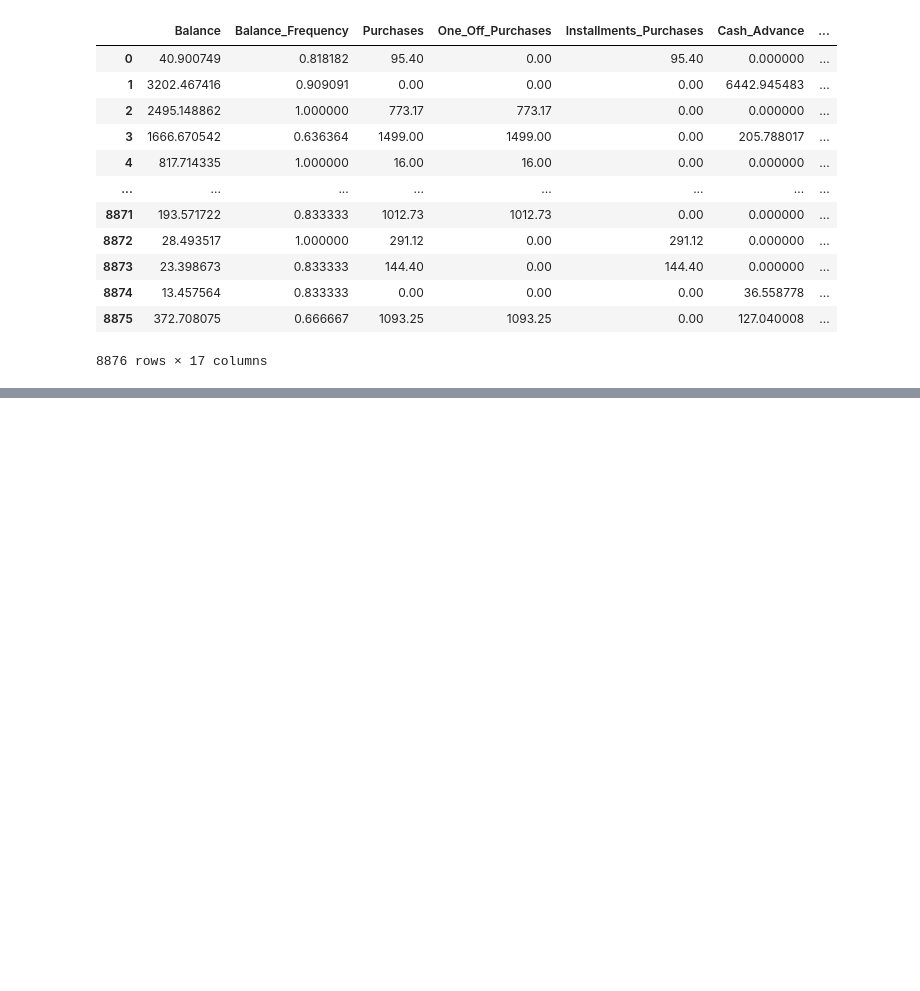
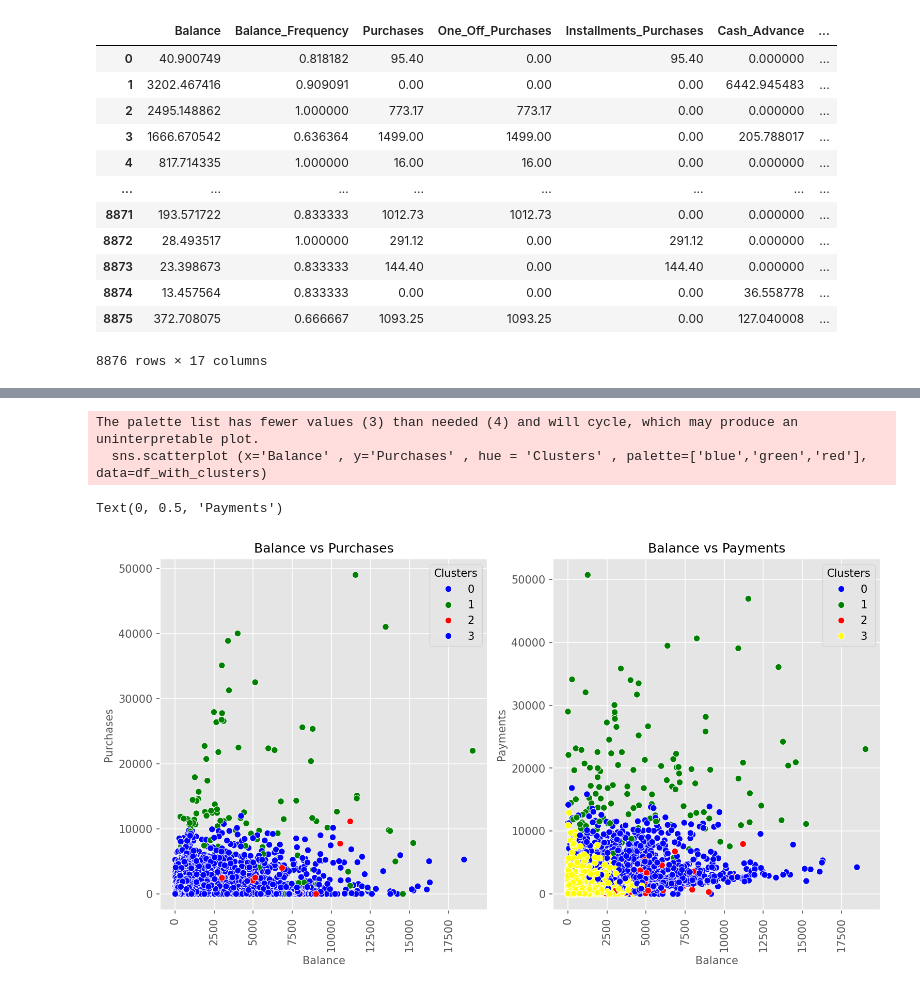
Before and after one commit to Morshedy22/Data-Mining-Project, a Jupyter notebook: Code/KMeansWithoutPCA.ipynb, the cells around one changed output, grey strips where cells are left out. Cells and saved outputs as stored; diff of their text form; code cells hidden in the pictures; blank space fills up the shorter version.

```diff
--- a/Code/KMeansWithoutPCA.ipynb
+++ b/Code/KMeansWithoutPCA.ipynb
@@ -95,0 +100,24 @@ plt.show()
+# %%
+fig = plt.figure (figsize = (12 , 6) , dpi = 150)
+
+plt.subplot (1 , 2 , 1)
+sns.scatterplot (x='Balance' , y='Purchases' , hue = 'Clusters' , palette=['blue','green','red'], data=df_with_clusters)
+plt.title('Balance vs Purchases' , fontsize = 12)
+plt.xticks (rotation = 90 , fontsize=10)
+plt.yticks (fontsize=10)
+plt.xlabel ('Balance' , fontsize=10)
+plt.ylabel ('Purchases' , fontsize=10)
+
+
+plt.subplot (1 , 2 , 2)
+sns.scatterplot (x='Balance' , y='Payments' , hue = 'Clusters' , palette=['blue','green','red', 'yellow'], data=df_with_clusters)
+plt.title('Balance vs Payments' , fontsize = 12)
+plt.xticks (rotation = 90 , fontsize=10)
+plt.yticks (fontsize=10)
+plt.xlabel ('Balance' , fontsize=10)
+plt.ylabel ('Payments' , fontsize=10)
+# %% [output]
+The palette list has fewer values (3) than needed (4) and will cycle, which may produce an uninterpretable plot.
+  sns.scatterplot (x='Balance' , y='Purchases' , hue = 'Clusters' , palette=['blue','green','red'], data=df_with_clusters)
+Text(0, 0.5, 'Payments')
+[figure, added]
```
Also changed, not shown: parts of 10 cells of this notebook, 1 other file.
